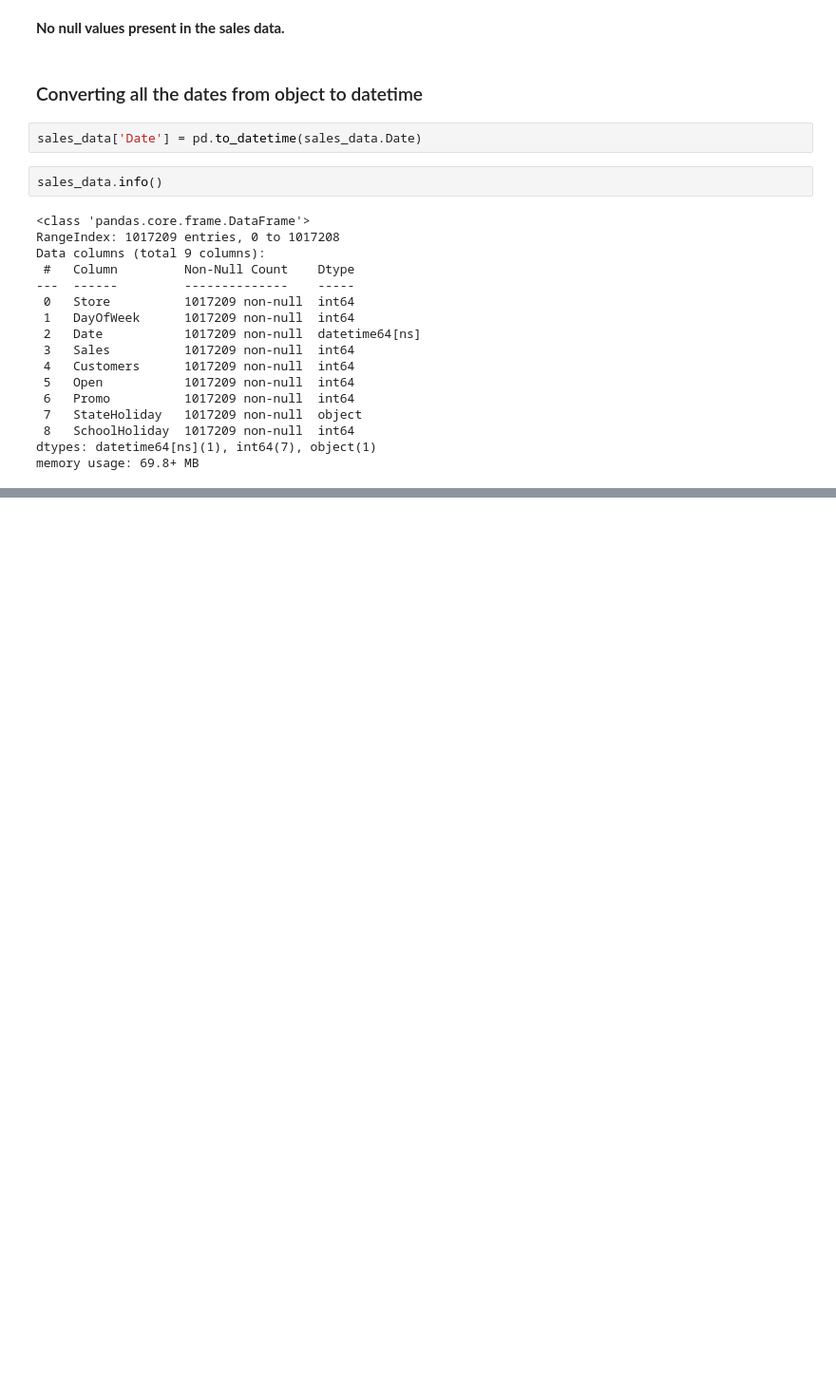
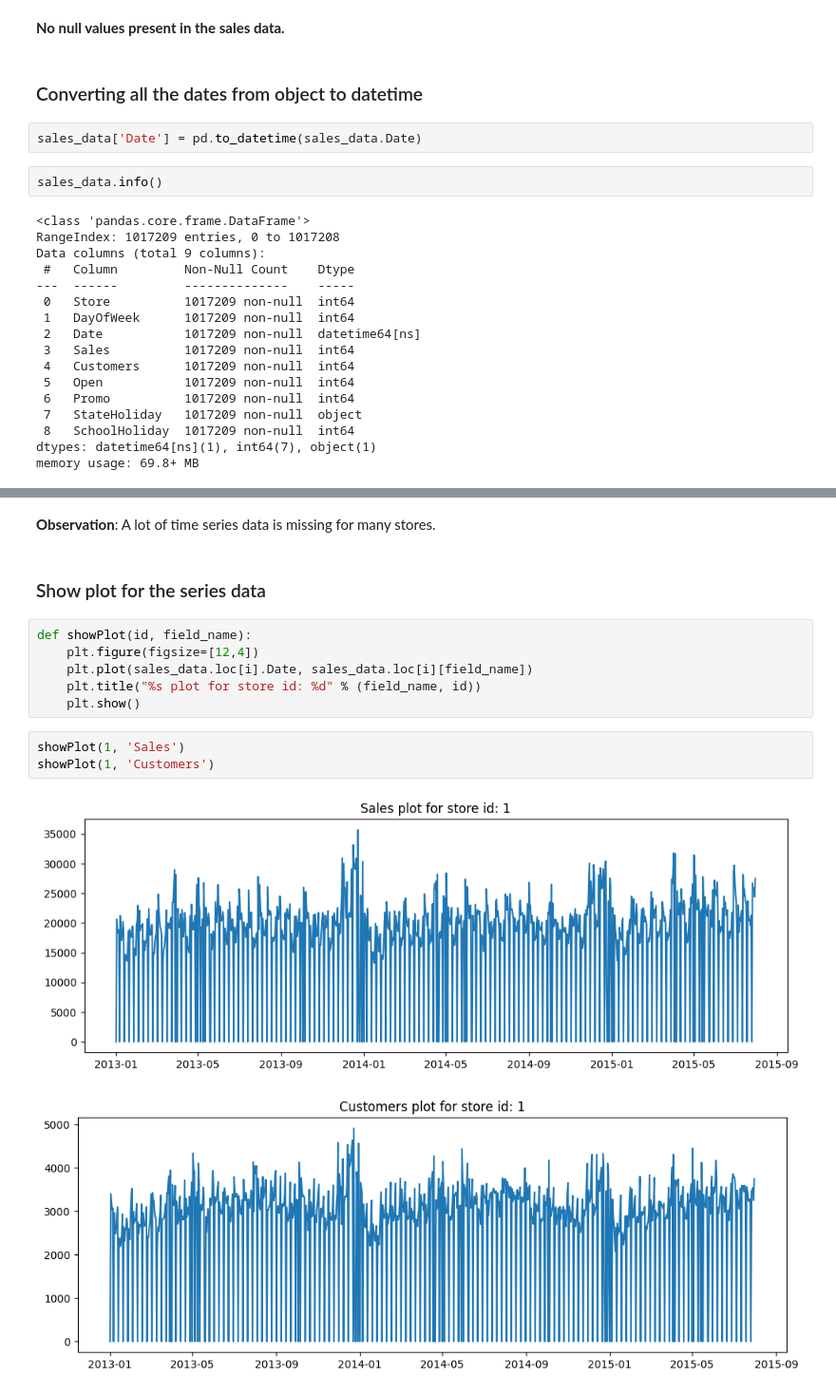
Before and after one commit to rahul-kum4w4t/SalesForecast_Capstone, a Jupyter notebook: Sales_Forecasting.ipynb, the cells around one changed output, grey strips where cells are left out. Shown: that part at 95% size. Saved outputs shown, nothing was run; the diff lists cells and outputs as text; blank space fills up the shorter version.

```diff
--- a/Sales_Forecasting.ipynb
+++ b/Sales_Forecasting.ipynb
@@ -137,0 +179,17 @@ memory usage: 69.8+ MB
+# %% [markdown]
+__Observation__:
+A lot of time series data is missing for many stores.
+# %% [markdown]
+### Show plot for the series data
+# %%
+def showPlot(id, field_name):
+    plt.figure(figsize=[12,4])
+    plt.plot(sales_data.loc[i].Date, sales_data.loc[i][field_name])
+    plt.title("%s plot for store id: %d" % (field_name, id))
+    plt.show()
+# %%
+showPlot(1, 'Sales')
+showPlot(1, 'Customers')
+# %% [output]
+[figure, added]
+[figure, added]
```
Also changed, not shown: parts of 11 cells of this notebook, 1 other file.
